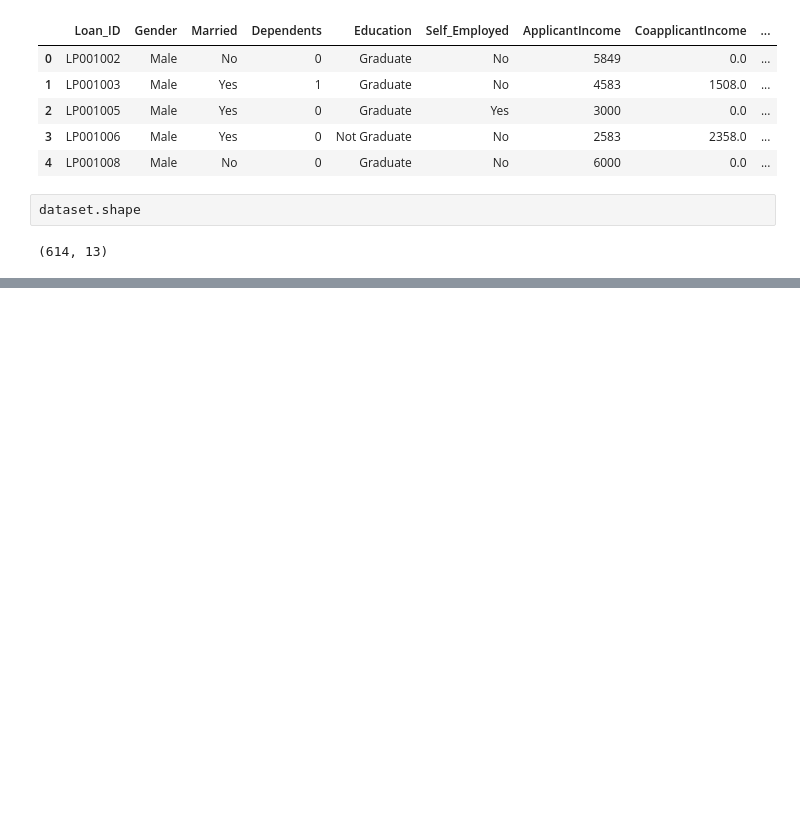
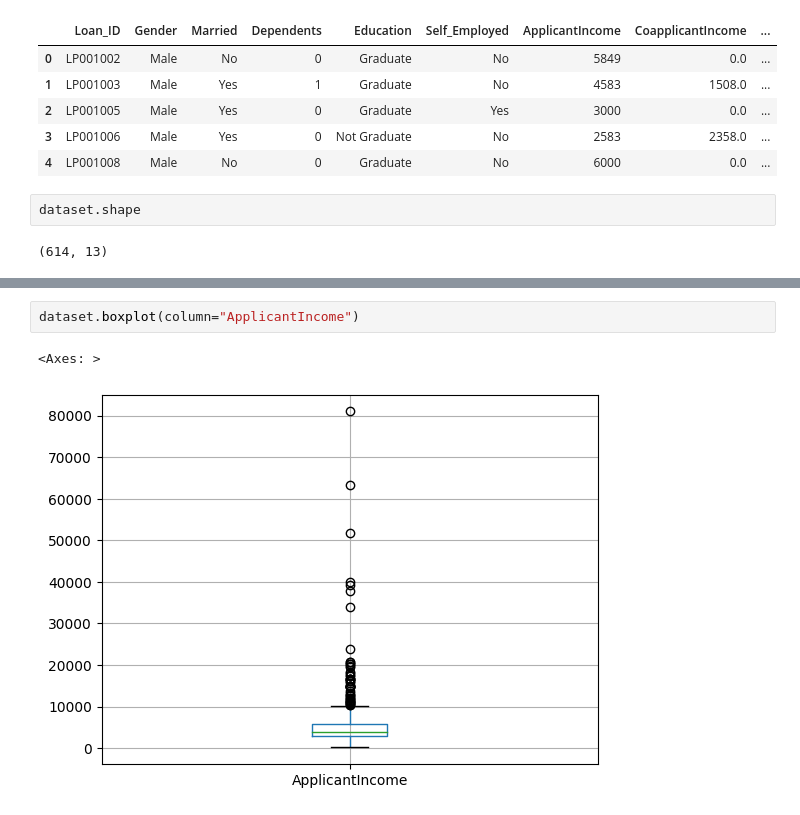
Before and after one commit to anupupadhaya123/Loan-Eligibility-Prediction, a Jupyter notebook: Untitled-1.ipynb, the cells around one changed output, grey strips where cells are left out. Drawn from its saved outputs; the diff is of its cells as text; blank space fills up the shorter version.

Commit message:
Datasets loaded and reviewing

```diff
--- a/Untitled-1.ipynb
+++ b/Untitled-1.ipynb
@@ -20,0 +52,5 @@ dataset.shape
+# %%
+dataset.boxplot(column="ApplicantIncome")
+# %% [output]
+<Axes: >
+[figure, added]
```
Also changed, not shown: parts of 3 cells of this notebook.
